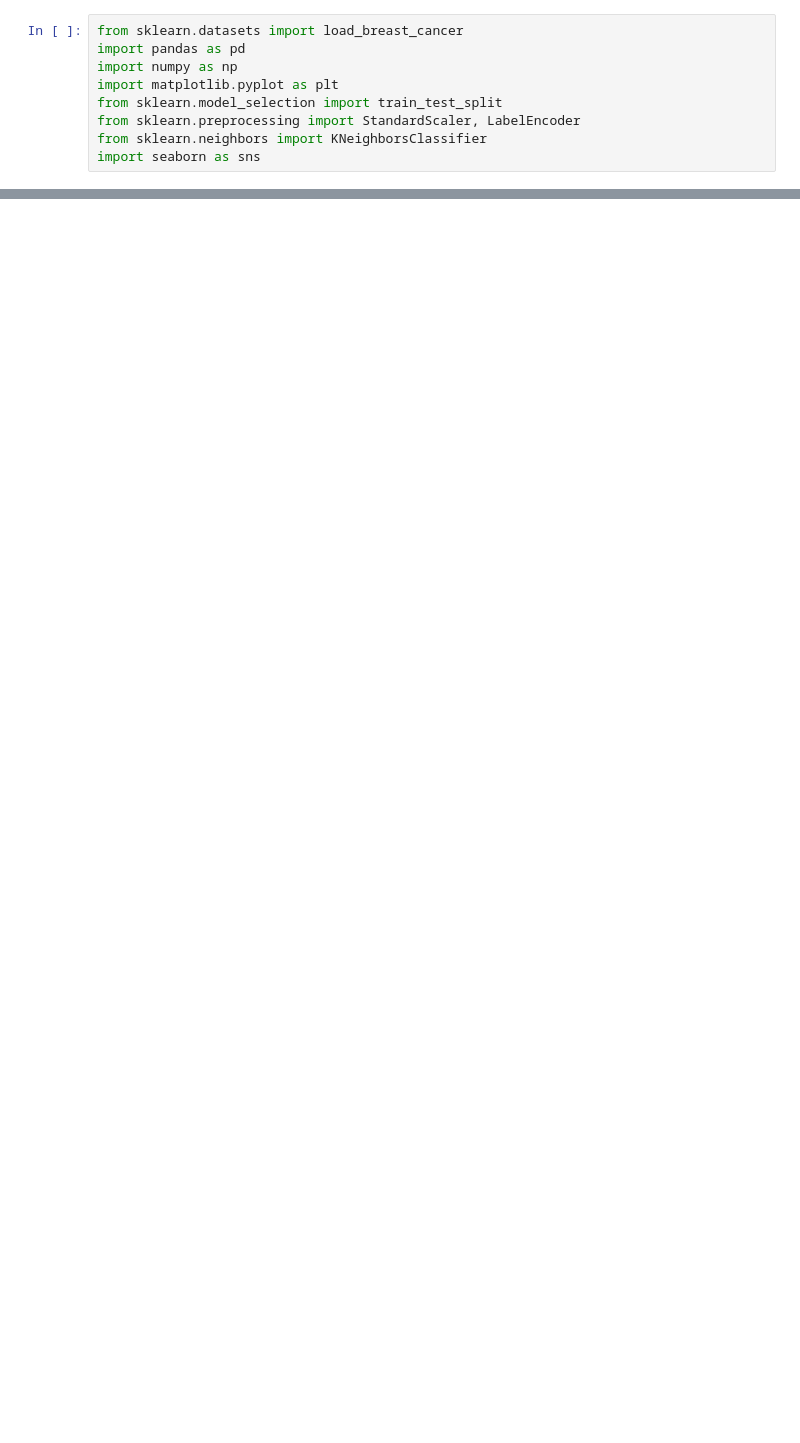
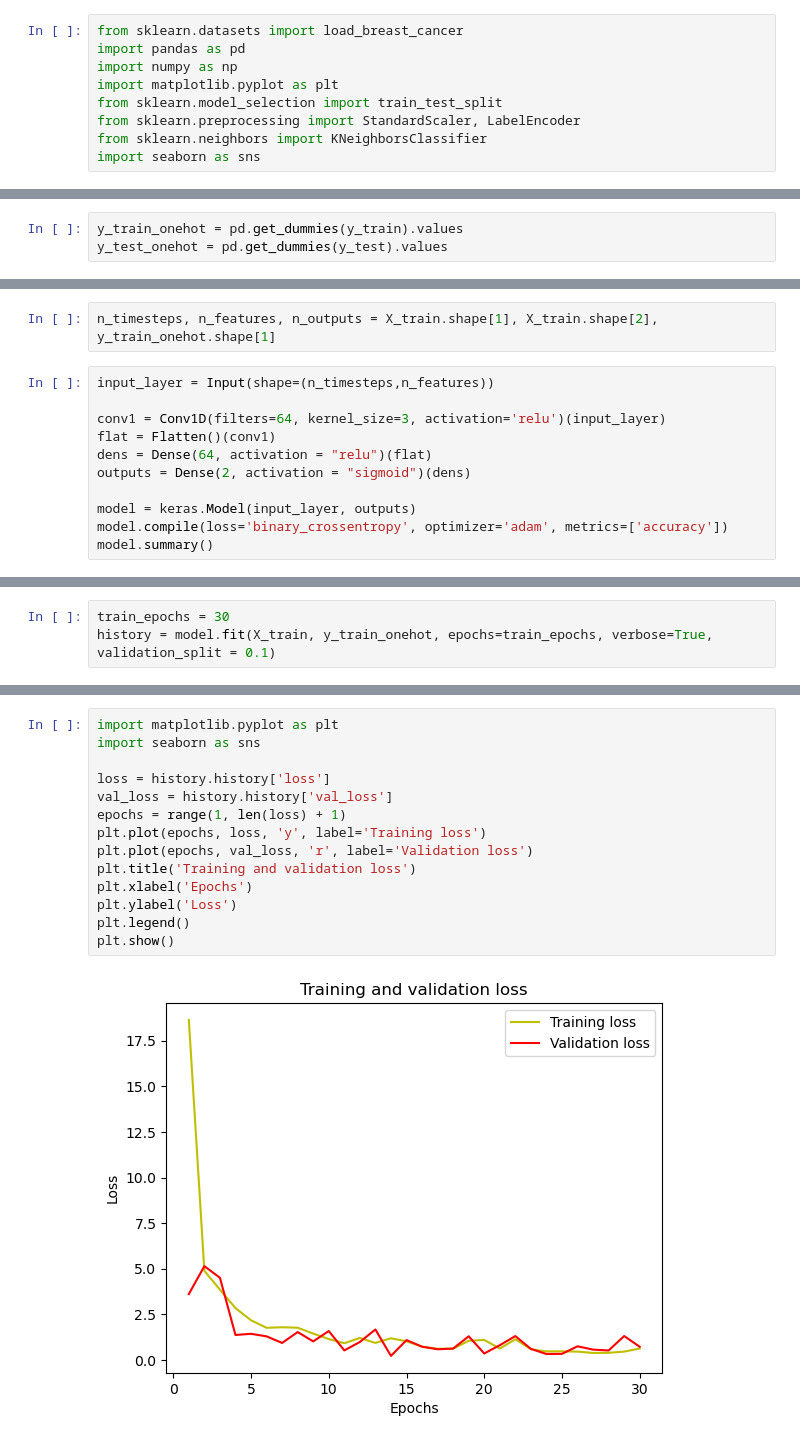
Before and after one commit to dev-doragi/AI-class, a Jupyter notebook: Exercise/240520_12주차/240520_12주차_breast_cancer.ipynb, the cells around one changed output, grey strips where cells are left out. Saved outputs shown, nothing was run; the diff lists cells and outputs as text; blank space fills up the shorter version.

```diff
--- a/Exercise/240520_12주차/240520_12주차_breast_cancer.ipynb
+++ b/Exercise/240520_12주차/240520_12주차_breast_cancer.ipynb
@@ -33,0 +102,3 @@ df
+# %%
+y_train_onehot = pd.get_dummies(y_train).values
+y_test_onehot = pd.get_dummies(y_test).values
@@ -33,0 +109,13 @@ df
+# %%
+n_timesteps, n_features, n_outputs = X_train.shape[1], X_train.shape[2], y_train_onehot.shape[1]
+# %%
+input_layer = Input(shape=(n_timesteps,n_features))
+
+conv1 = Conv1D(filters=64, kernel_size=3, activation='relu')(input_layer)
+flat = Flatten()(conv1)
+dens = Dense(64, activation = "relu")(flat)
+outputs = Dense(2, activation = "sigmoid")(dens)
+
+model = keras.Model(input_layer, outputs)
+model.compile(loss='binary_crossentropy', optimizer='adam', metrics=['accuracy'])
+model.summary()
@@ -33,0 +140,3 @@ df
+# %%
+train_epochs = 30
+history = model.fit(X_train, y_train_onehot, epochs=train_epochs, verbose=True,  validation_split = 0.1)
@@ -33,0 +161,16 @@ df
+# %%
+import matplotlib.pyplot as plt
+import seaborn as sns
+
+loss = history.history['loss']
+val_loss = history.history['val_loss']
+epochs = range(1, len(loss) + 1)
+plt.plot(epochs, loss, 'y', label='Training loss')
+plt.plot(epochs, val_loss, 'r', label='Validation loss')
+plt.title('Training and validation loss')
+plt.xlabel('Epochs')
+plt.ylabel('Loss')
+plt.legend()
+plt.show()
+# %% [output]
+[figure, added]
```
Also changed, not shown: parts of 13 cells of this notebook.
